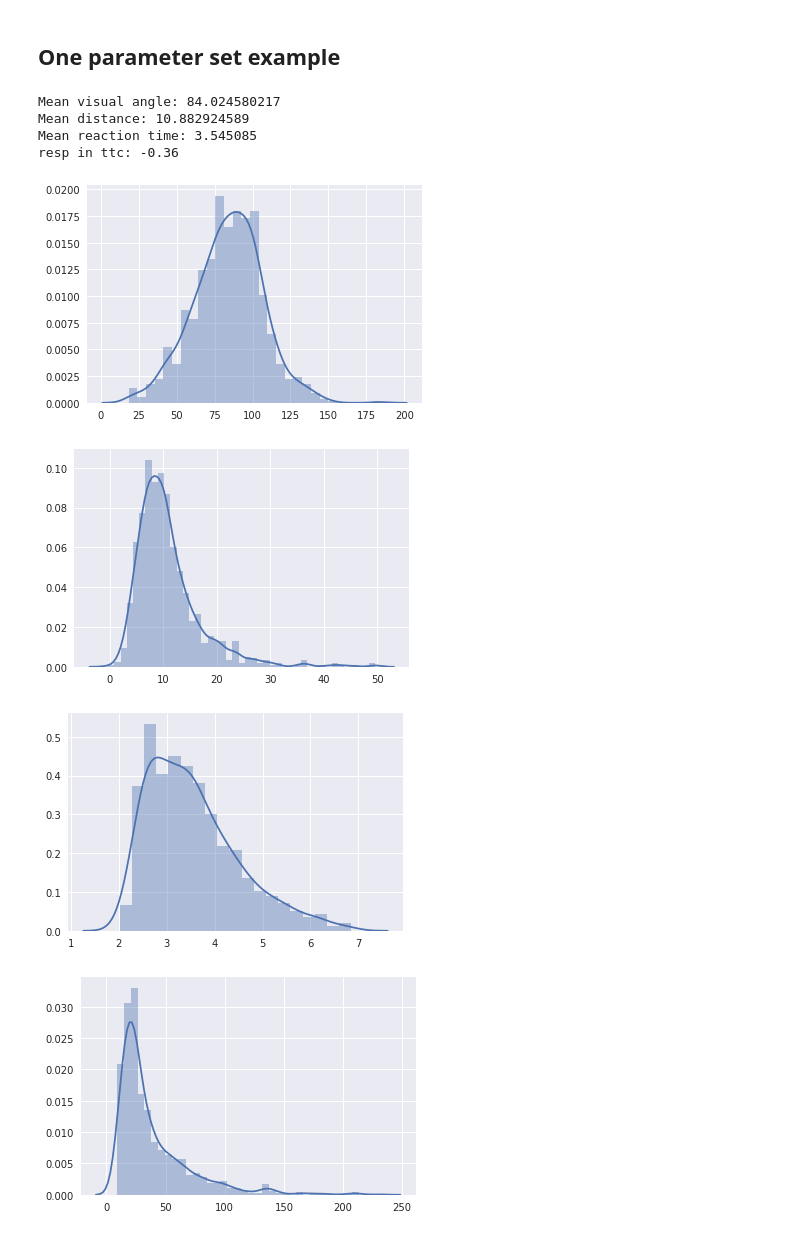
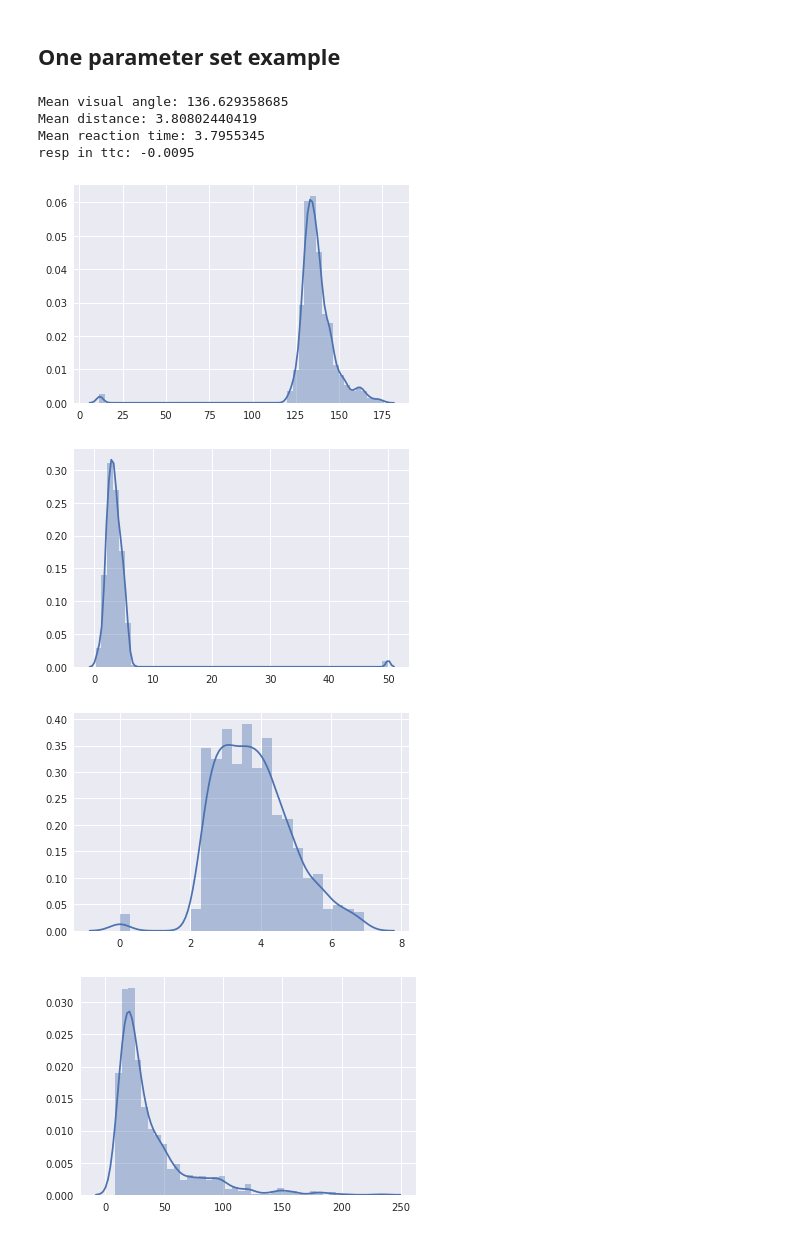
Before and after one commit to awakenting/master-thesis, a Jupyter notebook: code/interactive_feedforward_inhibition_model.ipynb, the cells around one changed output. Drawn from its saved outputs; the diff is of its cells as text; code cells hidden in the pictures.

```diff
--- a/code/interactive_feedforward_inhibition_model.ipynb
+++ b/code/interactive_feedforward_inhibition_model.ipynb
@@ -169,53 +180,53 @@ A Jupyter Widget
 ## One parameter set example
 # %%
 total_time = 5
-dt = 0.005
+dt = 0.0001
 
 params = {'tau_m': 0.023,
           'e_l': -0.079,
           'r_m': 10*1e6,
           'v_t': -0.061,
-          'init_vm_std': 0.001,
-          'vt_std': 0.004,
-          'rho_null': 0.00,
-          'tau_inh': 0.010,
+          'init_vm_std': 0,
+          'vt_std': 0.001,
+          'rho_null': 0,
+          'tau_inh': 0.001,
           'rho_scale': 7.6*1e6,
           'dt': dt,
           'total_time': total_time,
           'init_period': 2,
-          'noise_std_exc': 5*1e-3,
-          'noise_std_inh': 5*1e-3,
+          'noise_std_exc': 1*1e-3,
+          'noise_std_inh': 0,
           'n_timepoints': int(total_time/dt),
-          'cutoff_angle': 150,
+          'cutoff_angle': 180,
           'm': 5,
-          'b': 5}
+          'b': 0}
 
 nruns = 1000
 rstims = np.zeros(nruns)
 rdists = np.zeros(nruns)
 reaction_times = np.zeros(nruns)
 speeds = np.zeros(nruns)
 for i in np.arange(nruns):
     rstims[i], rdists[i], reaction_times[i], lv, stim_size, speeds[i], resp_in_t_to_coll = calc_response(params)
 
 sns.set()
 sns.distplot(rstims)
 print('Mean visual angle: ' + str(np.mean(rstims)))
 plt.figure()
 sns.distplot(rdists)
 print('Mean distance: ' + str(np.mean(rdists)))
 plt.figure()
 sns.distplot(reaction_times)
 plt.figure()
 sns.distplot(speeds)
 print('Mean reaction time: ' + str(np.mean(reaction_times)))
 print('resp in ttc: ' + str(resp_in_t_to_coll))
 # %% [output]
-Mean visual angle: 84.024580217
-Mean distance: 10.882924589
-Mean reaction time: 3.545085
-resp in ttc: -0.36
+Mean visual angle: 136.629358685
+Mean distance: 3.80802440419
+Mean reaction time: 3.7955345
+resp in ttc: -0.0095
-[figure, old version]
+[figure, new version]
-[figure, old version]
+[figure, new version]
-[figure, old version]
+[figure, new version]
-[figure, old version]
+[figure, new version]
```
Also changed, not shown: parts of 4 cells of this notebook, 3 other files.
